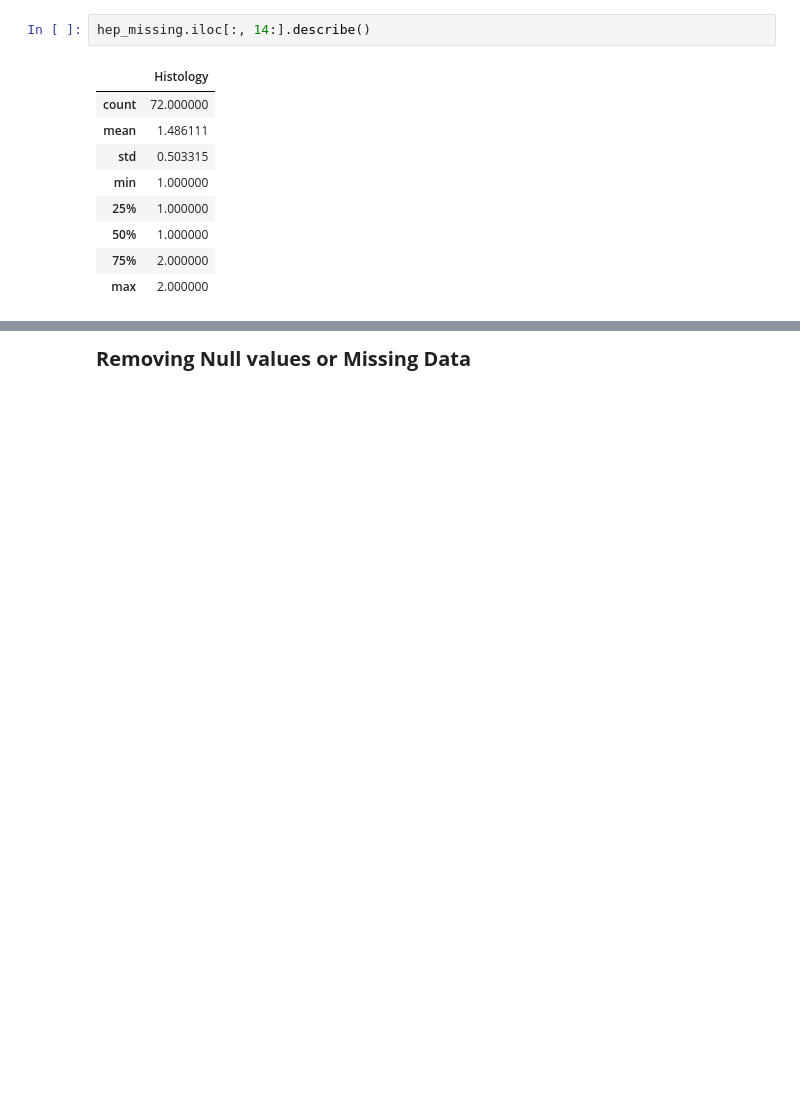
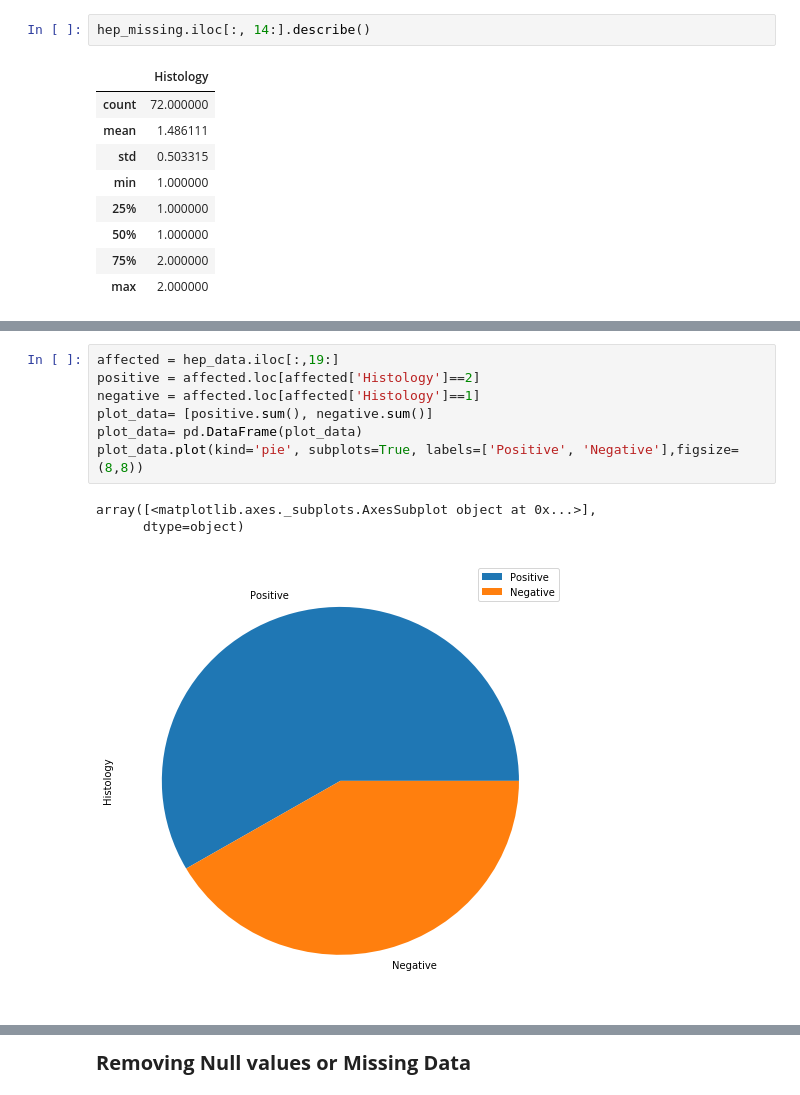
Before and after one commit to sinha-sahil/machine-learning-notebooks, a Jupyter notebook: Decision Tree on Hepatitis-B.ipynb, the cells around one changed output, grey strips where cells are left out. Drawn from its saved outputs; the diff is of its cells as text; blank space fills up the shorter version.

```diff
--- a/Decision Tree on Hepatitis-B.ipynb
+++ b/Decision Tree on Hepatitis-B.ipynb
@@ -125,0 +126,11 @@ hep_data.loc[hep_data['Class']==1].describe()
+# %%
+affected = hep_data.iloc[:,19:]
+positive = affected.loc[affected['Histology']==2]
+negative = affected.loc[affected['Histology']==1]
+plot_data= [positive.sum(), negative.sum()]
+plot_data= pd.DataFrame(plot_data)
+plot_data.plot(kind='pie', subplots=True, labels=['Positive', 'Negative'],figsize=(8,8))
+# %% [output]
+array([<matplotlib.axes._subplots.AxesSubplot object at 0x...>],
+      dtype=object)
+[figure, added]
```
Also changed, not shown: parts of 19 cells of this notebook, 1 other file.
